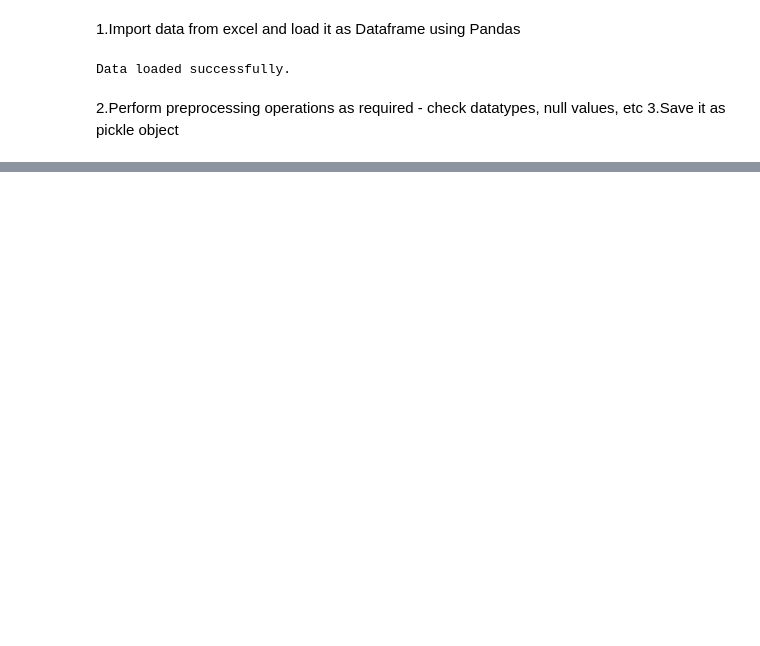
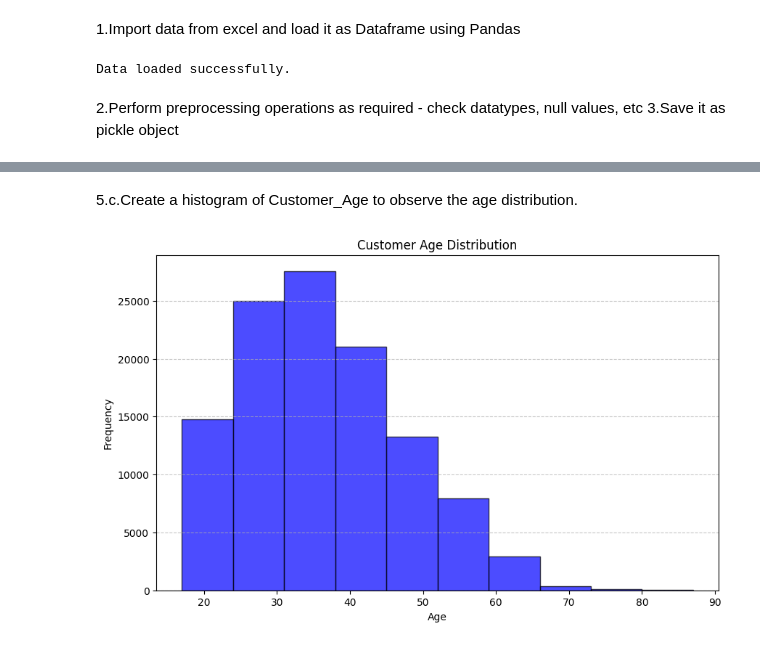
Before and after one commit to Vegav29/entransinterntask, a Jupyter notebook: notebooks/analysis.ipynb, the cells around one changed output, grey strips where cells are left out. Saved outputs shown, nothing was run; the diff lists cells and outputs as text; code cells hidden in the pictures; blank space fills up the shorter version.

```diff
--- a/notebooks/analysis.ipynb
+++ b/notebooks/analysis.ipynb
@@ -87,0 +163,16 @@ Data saved as C:\Users\91936\Documents\GitHub\dsproject\entransinterntask\data\i
+# %% [markdown]
+
+5.c.Create a histogram of Customer_Age to observe the age distribution.
+# %%
+from src.visualization.questioins import Histogram
+histogram_plotter = Histogram(data)
+
+
+histogram_plotter.plot_histogram(
+    column='Customer_Age',
+    bins=10,
+    title='Customer Age Distribution',
+    xlabel='Age'
+)
+# %% [output]
+[figure, added]
```
Also changed, not shown: parts of 19 cells of this notebook, 21 other files.
